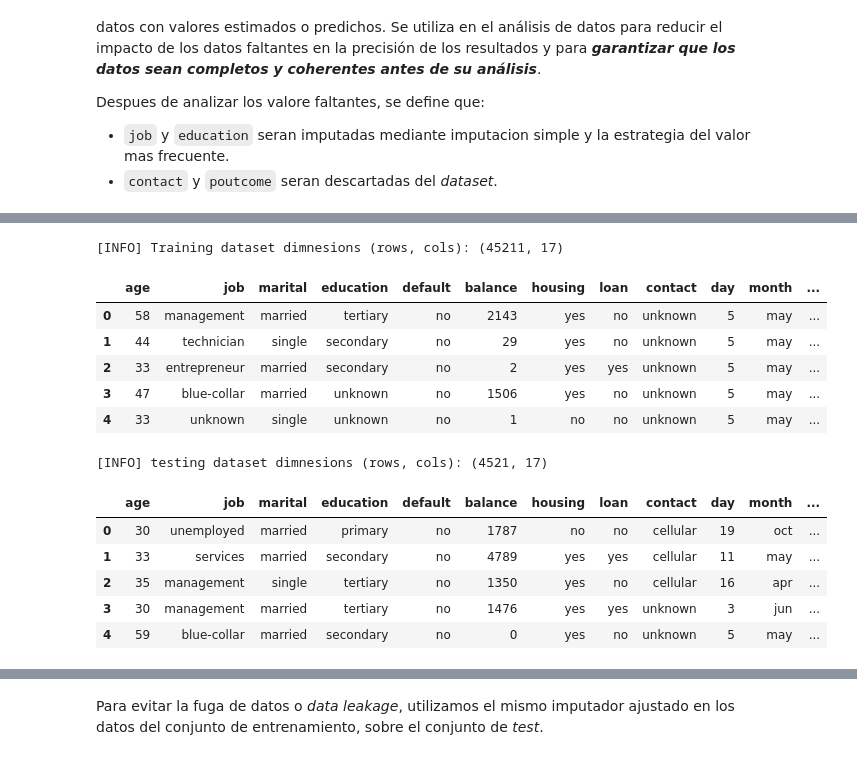
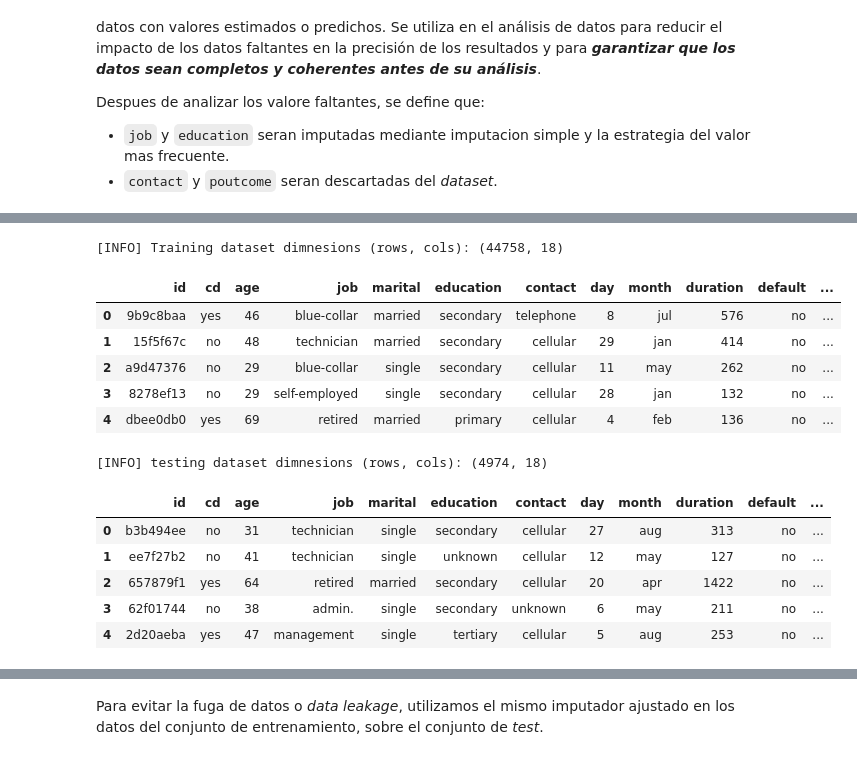
Before and after one commit to joefavergel/pbs-enae-python-beginners-course, a Jupyter notebook: 5-python-data-engineering.ipynb, the cells around one changed output, grey strips where cells are left out. Drawn from its saved outputs; the diff is of its cells as text; code cells hidden in the pictures.

```diff
--- a/5-python-data-engineering.ipynb
+++ b/5-python-data-engineering.ipynb
@@ -169,3 +246,6 @@ personal
 | 49730 | 56b7a9b1 | 28 | blue-collar | married | secondary |
 | 49731 | 715c05b3 | 44 | entrepreneur | single | tertiary |
 49732 rows × 5 columns
+# %%
+tmp = pd.merge(left=cd, right=personal, how='inner', on='id')
+tmp
@@ -183,2 +316,3 @@ os.listdir("datasets/splitted-banking-marketing-targets/")
 # %%
-cd = pd.read_csv(file_path).T
+# cd = pd.read_csv(file_path).T
+file_paths
@@ -187,9 +343,25 @@ import glob
 
 file_paths = glob.glob("datasets/splitted-banking-marketing-targets/*.csv")
 
+def prepare_cd(file_path):
+    cd = pd.read_csv(file_path)
+    cd = cd.T
+    cd.drop(['Unnamed: 0'], axis=0, inplace=True)
+    cd = cd.rename(columns={0: 'id', 1: 'cd'})
+    return cd
+
+
+
+data = pd.DataFrame(personal['id'], columns=['id'])
 for file_path in file_paths:
     if file_path.endswith('cd.csv'):
-        display(pd.read_csv(file_path).T)
+        tmp = prepare_cd(file_path)
     else:
-        display(pd.read_csv(file_path))
+        tmp = pd.read_csv(file_path)
+    if 'Unnamed: 0' in list(tmp.columns):
+        tmp.drop(['Unnamed: 0'], axis=1, inplace=True, errors='ignore')
+
+    data = pd.merge(left=data, right=tmp, on='id')
+
+data
 # %% [output]
@@ -260,0 +389,6 @@ for file_path in file_paths:
+# %%
+from sklearn.model_selection import train_test_split
+
+train, test = train_test_split(data, train_size=0.9, shuffle=True, stratify=data['cd'].values)
+train.reset_index(drop=True, inplace=True)
+test.reset_index(drop=True, inplace=True)
@@ -290,34 +441,34 @@ Requirement already satisfied: six>=1.5 in /Users/joefaver/anaconda3/envs/pbs/li
 # %%
 import os
 
 import pandas as pd
 
 
-train = pd.read_csv(os.path.join(DATA_PATH, "train.csv"), sep=";")
-test = pd.read_csv(os.path.join(DATA_PATH, "test.csv"), sep=";")
+# train = pd.read_csv(os.path.join(DATA_PATH, "train.csv"), sep=";")
+# test = pd.read_csv(os.path.join(DATA_PATH, "test.csv"), sep=";")
 
 train.rename(columns={"y": "cd"}, inplace=True)
 test.rename(columns={"y": "cd"}, inplace=True)
 
 with pd.option_context('display.max_columns', None):
     print(f"[INFO] Training dataset dimnesions (rows, cols): {train.shape}")
     display(train.head())
 
     print(f"\n[INFO] testing dataset dimnesions (rows, cols): {test.shape}")
     display(test.head())
 # %% [output]
-[INFO] Training dataset dimnesions (rows, cols): (45211, 17)
+[INFO] Training dataset dimnesions (rows, cols): (44758, 18)
-|  | age | job | marital | education | default | balance | housing | loan | contact | day | month | ... |
-| 0 | 58 | management | married | tertiary | no | 2143 | yes | no | unknown | 5 | may | ... |
-| 1 | 44 | technician | single | secondary | no | 29 | yes | no | unknown | 5 | may | ... |
-| 2 | 33 | entrepreneur | married | secondary | no | 2 | yes | yes | unknown | 5 | may | ... |
-| 3 | 47 | blue-collar | married | unknown | no | 1506 | yes | no | unknown | 5 | may | ... |
-| 4 | 33 | unknown | single | unknown | no | 1 | no | no | unknown | 5 | may | ... |
+|  | id | cd | age | job | marital | education | contact | day | month | duration | default | ... |
+| 0 | 9b9c8baa | yes | 46 | blue-collar | married | secondary | telephone | 8 | jul | 576 | no | ... |
+| 1 | 15f5f67c | no | 48 | technician | married | secondary | cellular | 29 | jan | 414 | no | ... |
+| 2 | a9d47376 | no | 29 | blue-collar | single | secondary | cellular | 11 | may | 262 | no | ... |
+| 3 | 8278ef13 | no | 29 | self-employed | single | secondary | cellular | 28 | jan | 132 | no | ... |
+| 4 | dbee0db0 | yes | 69 | retired | married | primary | cellular | 4 | feb | 136 | no | ... |
-[INFO] testing dataset dimnesions (rows, cols): (4521, 17)
+[INFO] testing dataset dimnesions (rows, cols): (4974, 18)
-|  | age | job | marital | education | default | balance | housing | loan | contact | day | month | ... |
-| 0 | 30 | unemployed | married | primary | no | 1787 | no | no | cellular | 19 | oct | ... |
-| 1 | 33 | services | married | secondary | no | 4789 | yes | yes | cellular | 11 | may | ... |
-| 2 | 35 | management | single | tertiary | no | 1350 | yes | no | cellular | 16 | apr | ... |
-| 3 | 30 | management | married | tertiary | no | 1476 | yes | yes | unknown | 3 | jun | ... |
-| 4 | 59 | blue-collar | married | secondary | no | 0 | yes | no | unknown | 5 | may | ... |
+|  | id | cd | age | job | marital | education | contact | day | month | duration | default | ... |
+| 0 | b3b494ee | no | 31 | technician | single | secondary | cellular | 27 | aug | 313 | no | ... |
+| 1 | ee7f27b2 | no | 41 | technician | single | unknown | cellular | 12 | may | 127 | no | ... |
+| 2 | 657879f1 | yes | 64 | retired | married | secondary | cellular | 20 | apr | 1422 | no | ... |
+| 3 | 62f01744 | no | 38 | admin. | single | secondary | unknown | 6 | may | 211 | no | ... |
+| 4 | 2d20aeba | yes | 47 | management | single | tertiary | cellular | 5 | aug | 253 | no | ... |
 # %%
```
Also changed, not shown: parts of 31 cells of this notebook.
